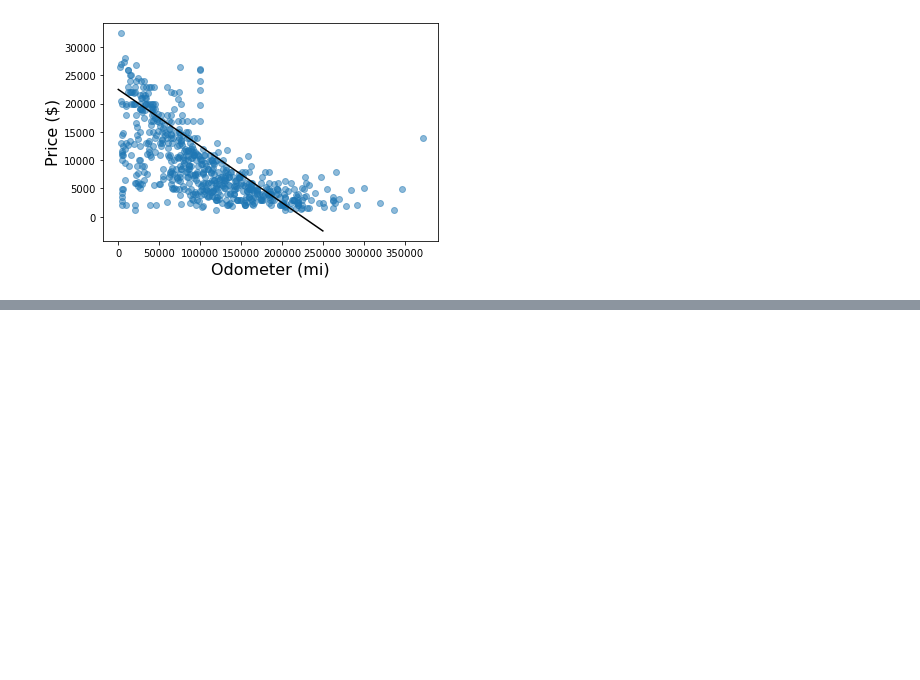
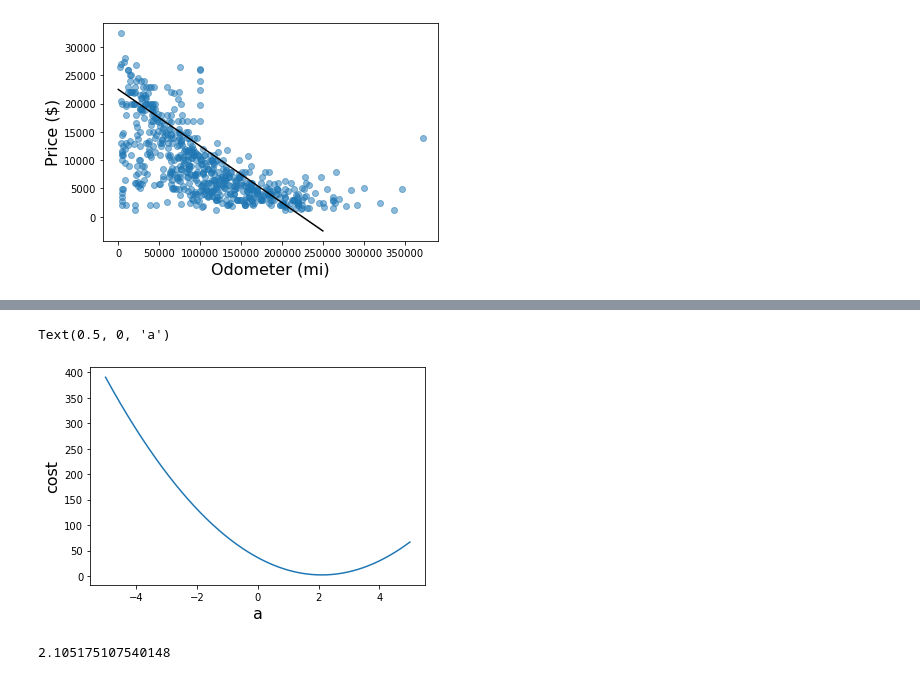
Before and after one commit to Sakurajima-sight/Mathematics-for-programmers-Python, a Jupyter notebook: Chapter 14/Untitled.ipynb, the cells around one changed output, grey strips where cells are left out. Saved outputs shown, nothing was run; the diff lists cells and outputs as text; code cells hidden in the pictures; blank space fills up the shorter version.

```diff
--- a/Chapter 14/Untitled.ipynb
+++ b/Chapter 14/Untitled.ipynb
@@ -186,0 +213,11 @@ plot_function(p3,0,250000,c='k')
+# %%
+plot_function(test_data_coefficient_cost,-5,5)
+plt.ylabel("cost",fontsize=16)
+plt.xlabel("a",fontsize=16)
+# %% [output]
+Text(0.5, 0, 'a')
+[figure, added]
+# %%
+sum_squared_error(lambda x:2*x,test_data)
+# %% [output]
+2.105175107540148
```
Also changed, not shown: parts of 43 cells of this notebook, 2 other files.
